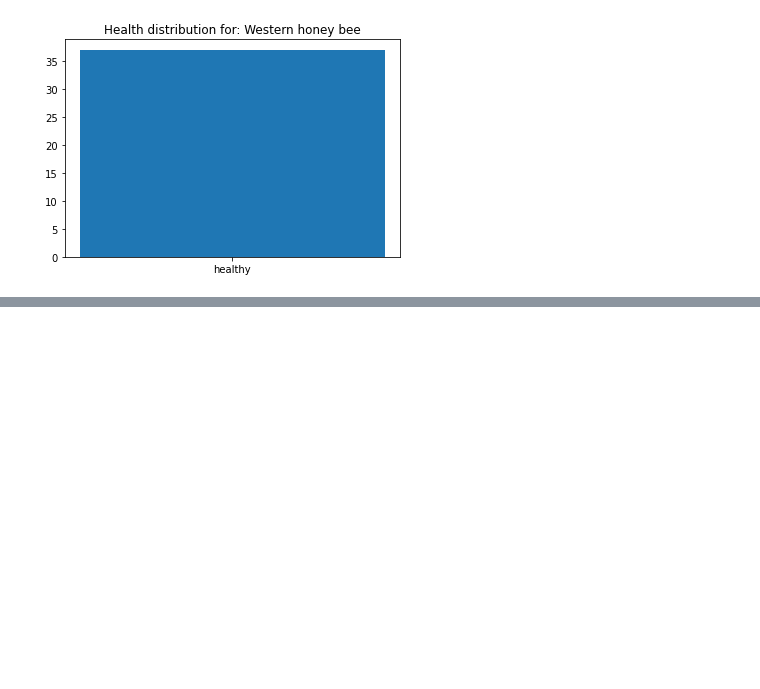
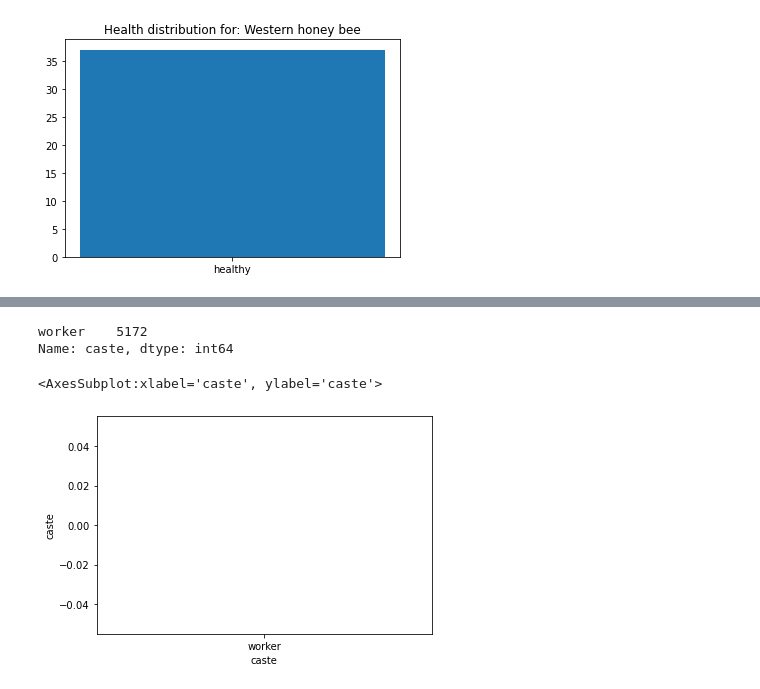
Before and after one commit to Sirithi/Challenges, a Jupyter notebook: BeeChallenges.ipynb, the cells around one changed output, grey strips where cells are left out. Drawn from its saved outputs; the diff is of its cells as text; code cells hidden in the pictures; blank space fills up the shorter version.

```diff
--- a/BeeChallenges.ipynb
+++ b/BeeChallenges.ipynb
@@ -141,0 +153,9 @@ for name in names:
+# %%
+import seaborn as sns
+print(bees_df['caste'].value_counts())
+sns.barplot(data=bees_df, x='caste', y=bees_df['caste'].value_counts())
+# %% [output]
+worker    5172
+Name: caste, dtype: int64
+<AxesSubplot:xlabel='caste', ylabel='caste'>
+[figure, added]
```
Also changed, not shown: parts of 1 cell of this notebook.
